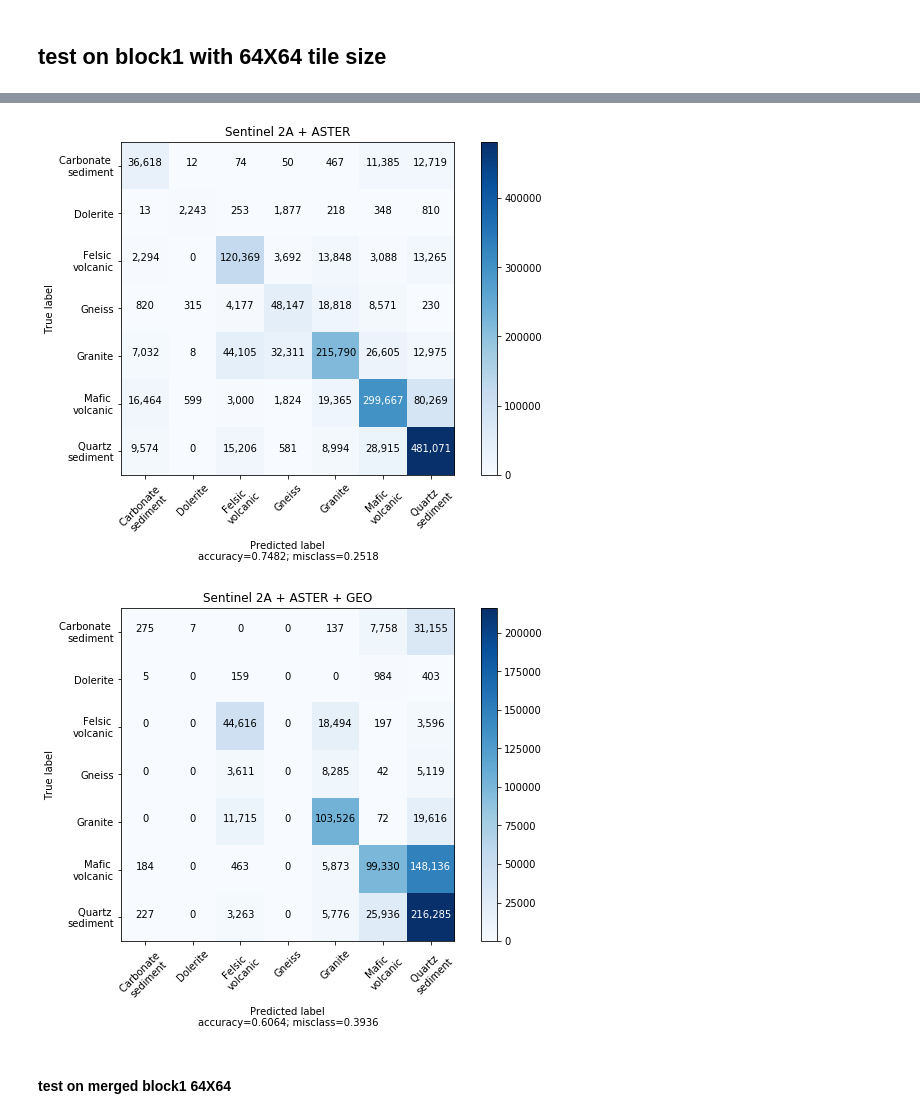
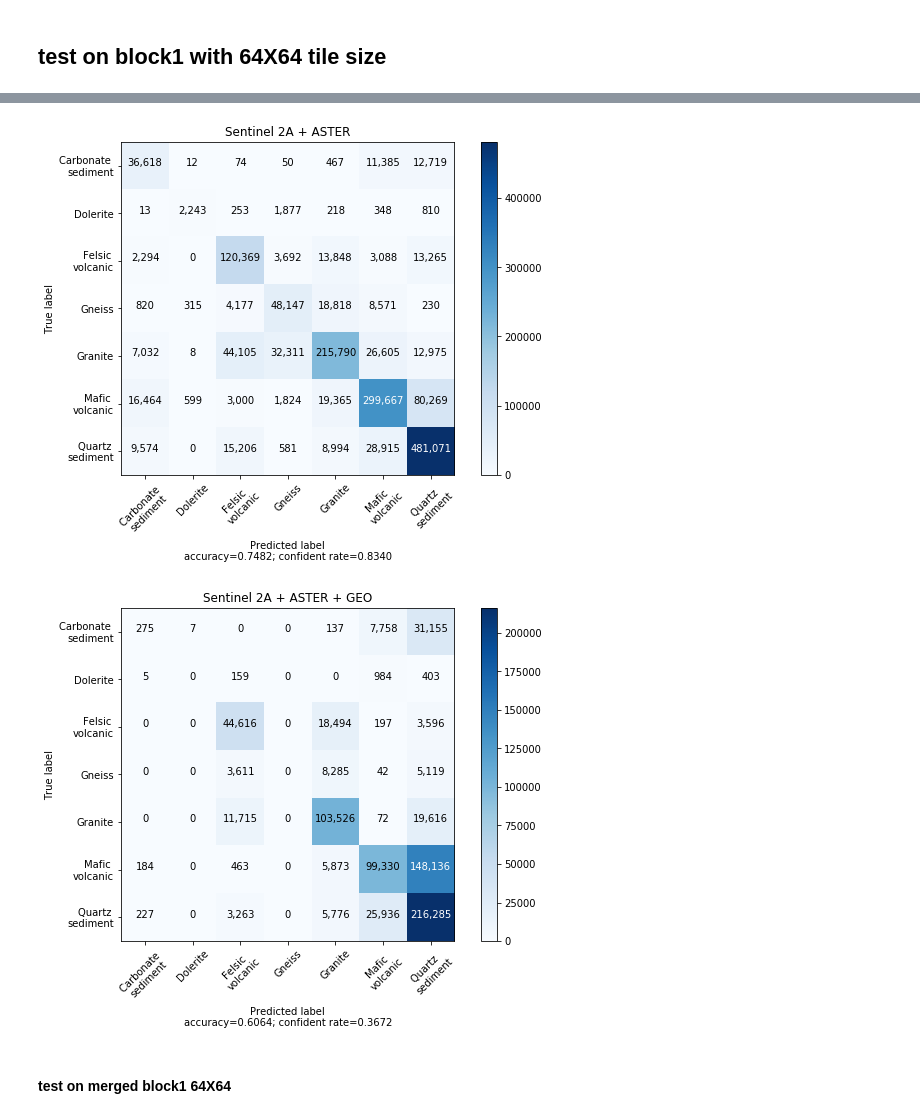
Before and after one commit to chenyz0601/DL-RockClassification, a Jupyter notebook: test.ipynb, the cells around one changed output, grey strips where cells are left out. Drawn from its saved outputs; the diff is of its cells as text; code cells hidden in the pictures.

```diff
--- a/test.ipynb
+++ b/test.ipynb
@@ -273,15 +379,15 @@ plot_confusion_matrix(cm, target_names=[cls_names[i] for i in np.unique(Y)[2:]],
 # %%
 cm = metrics.confusion_matrix(Y, p2, labels=np.unique(Y)[2:])
-plot_confusion_matrix(cm, target_names=[cls_names[i] for i in np.unique(Y)[2:]],
+plot_confusion_matrix(cm, target_names=[cls_names[i] for i in np.unique(Y)[2:]], cr=1.-0.1660351058363976,
                       normalize=False, title='Sentinel 2A + ASTER')
 # %% [output]
-[figure, old version]
+[figure, new version]
 # %%
 cm = metrics.confusion_matrix(Y, p3, labels=np.unique(Y)[2:])
-plot_confusion_matrix(cm, target_names=[cls_names[i] for i in np.unique(Y)[2:]],
+plot_confusion_matrix(cm, target_names=[cls_names[i] for i in np.unique(Y)[2:]], cr=1.-0.6328279966648701,
                       normalize=False, title='Sentinel 2A + ASTER + GEO')
 # %% [output]
-[figure, old version]
+[figure, new version]
 # %% [markdown]
 #### test on merged block1 64X64
 # %%
```
Also changed, not shown: parts of 14 cells of this notebook, 10 other files.
